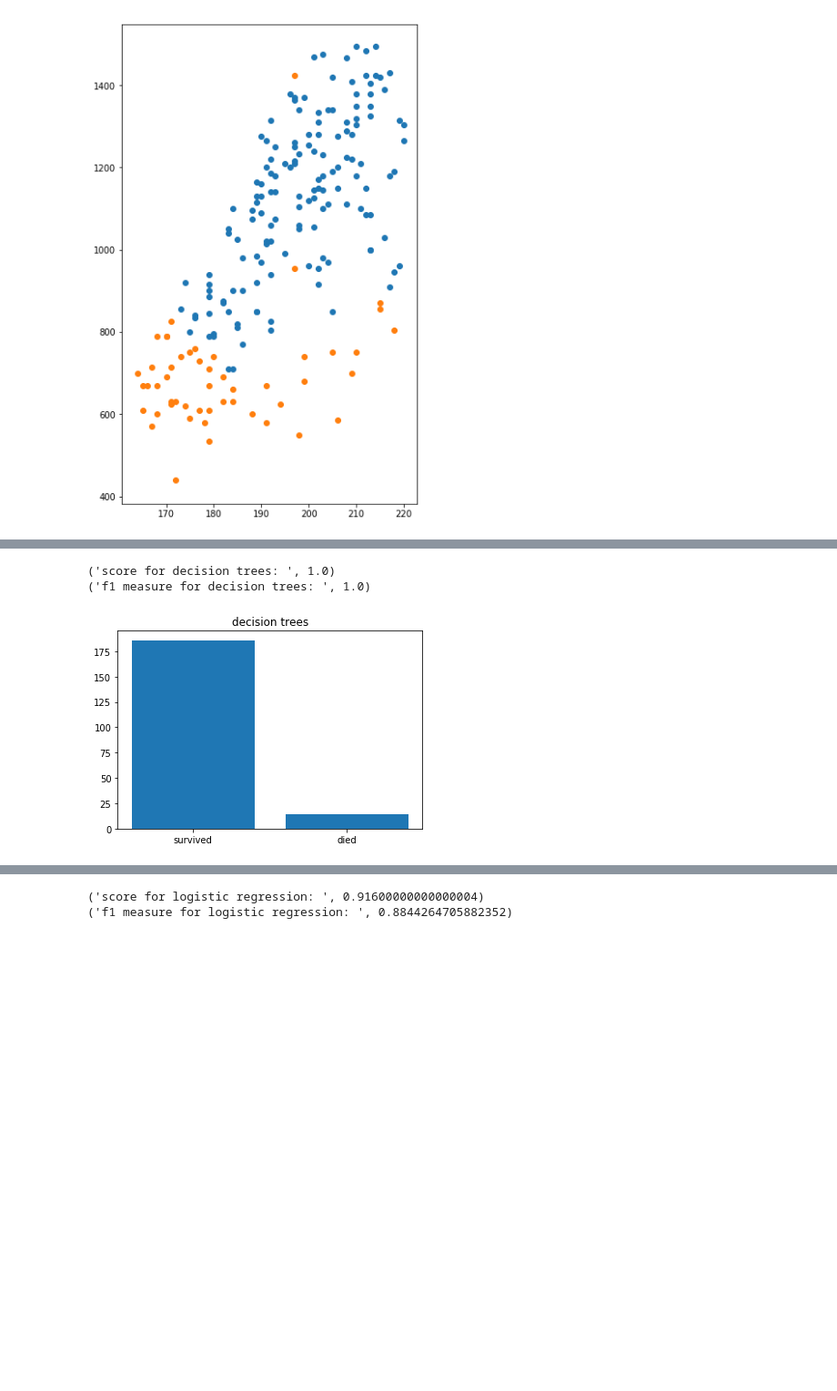
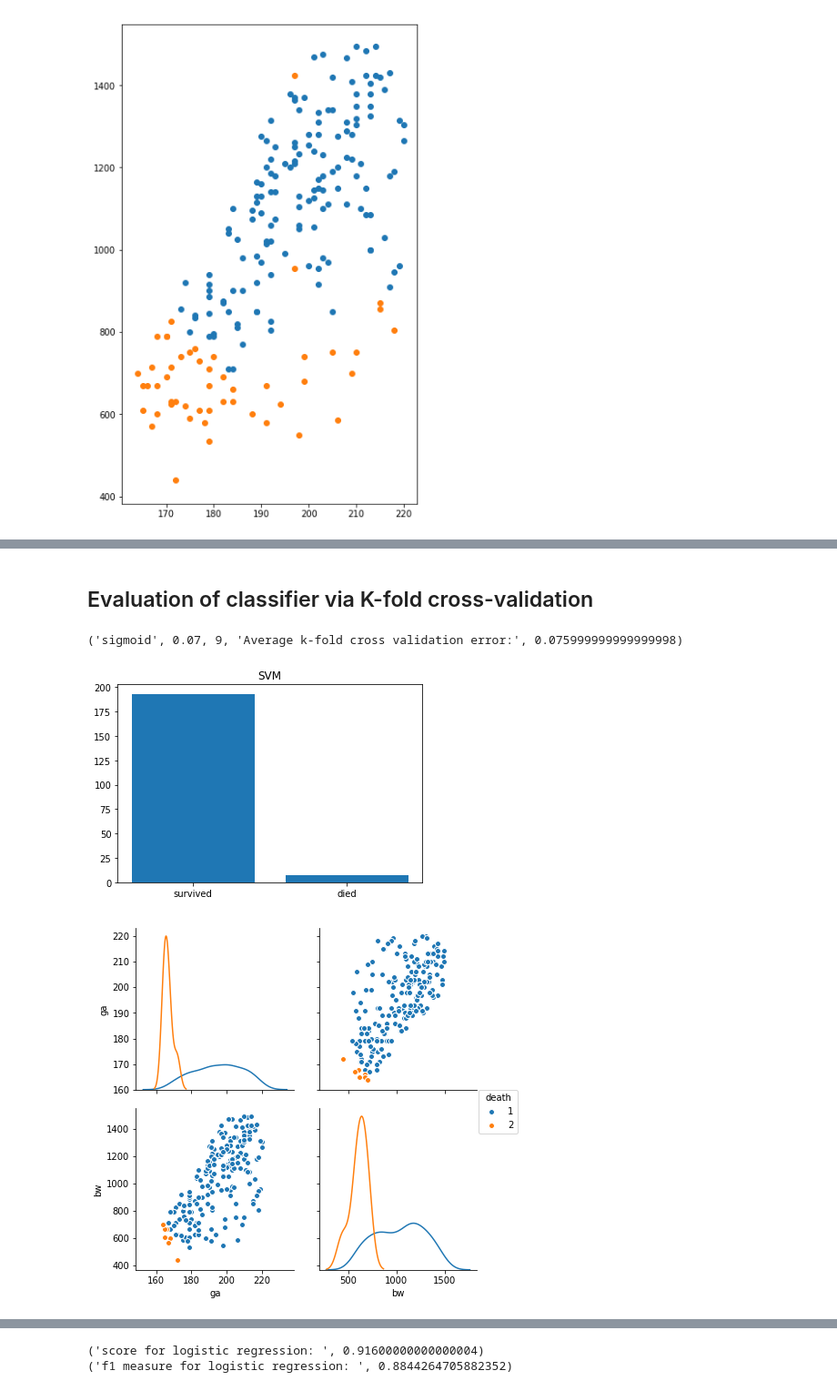
Before and after one commit to MaximilianProll/statgen, a Jupyter notebook: notebook.ipynb, the cells around one changed output, grey strips where cells are left out. Shown at 91% size. Drawn from its saved outputs; the diff is of its cells as text; code cells hidden in the pictures; blank space fills up the shorter version.

```diff
--- a/notebook.ipynb
+++ b/notebook.ipynb
@@ -159,9 +172,2 @@ plt.show()
 # %% [markdown]
 ### Naive Bayes
-# %%
-MNB = MultinomialNB()
-MNB.fit(training_data_minmax, training_labels)
-print('score for Multinomial Naive Bayes: ', MNB.score(training_data_minmax, training_labels))
-print('f1 measure for Multinomial Naive Bayes: ', f1_score(training_labels, MNB.predict(training_data_minmax),
-                                                  average='weighted'))
-p = MNB.predict(test_data_minmax)
@@ -288,18 +269,50 @@ test_data_stand = scaler.fit_transform(test_data)
-# %%
-classifier = DecisionTreeClassifier()
-classifier = classifier.fit(training_data_stand, training_labels)
-print('score for decision trees: ', classifier.score(training_data_stand, training_labels))
-print('f1 measure for decision trees: ', f1_score(training_labels, classifier.predict(training_data_stand),
-                                                  average='weighted'))
-p = classifier.predict(test_data_stand)
-# %% [output]
-('score for decision trees: ', 1.0)
-('f1 measure for decision trees: ', 1.0)
-# %%
-classes, distribution = np.unique(p, return_counts=True)
-plt.bar(classes, distribution)
-plt.title('decision trees')
-plt.xticks(classes, ["survived", "died"])
-plt.show()
-# %% [output]
-[figure, removed]
+# %% [markdown]
+## Evaluation of classifier via K-fold cross-validation
+# %%
+#for kernel in ['poly', 'rbf', 'linear', 'sigmoid']:
+    #for gamma in [0.01, 0.02, 0.03, 0.04, 0.05, 0.06, 0.07]:
+        #for degree in range(2,10):
+clf = svm.SVC(class_weight='balanced', kernel='rbf'):#, gamma=0.07, degree=5)
+#clf = DecisionTreeClassifier()
+#clf = LogisticRegression()
+#clf = GaussianNB()
+
+#print('score for SVM: ', clf.score(training_data_stand, training_labels))
+#print('f1 measure for SVM: ', f1_score(training_labels, clf.predict(training_data_stand),
+#                                                  average='weighted'))
+errs = []
+kf = KFold(n_splits=5)
+for train_index, test_index in kf.split(training_data_stand):
+    X_train, X_test = training_data_stand[train_index], training_data_stand[test_index]
+    y_train, y_test = training_labels[train_index], training_labels[test_index]
+    clf.fit(X_train, y_train)
+    y_pred = clf.predict(X_test)
+    mse = mean_squared_error(y_pred=y_pred, y_true=y_test)
+    errs.append(mse)
+#plt.plot(range(5), errs)
+#plt.show()
+print(kernel, gamma, degree, "Average k-fold cross validation error:", np.mean(errs))
+
+clf.fit(training_data_stand, training_labels)
+p = clf.predict(test_data_stand)
+
+classes, distribution = np.unique(p, return_counts=True)
+plt.bar(classes, distribution)
+plt.title('SVM')
+plt.xticks(classes, ["survived", "died"])
+plt.show()
+
+svm_pred = pd.DataFrame(data={#'patientid':test_set['patientid'].as_matrix(),
+                             'ga':test_set['ga'].as_matrix(), 'bw':test_set['bw'].as_matrix(), 'death':p})
+sns.pairplot(svm_pred[['ga', 'bw', 'death']]
+             , hue="death"
+             , vars=['ga', 'bw']
+             , diag_kind="kde"
+             #, kind="reg"
+             , size=3
+            )
+plt.show()
+# %% [output]
+('sigmoid', 0.07, 9, 'Average k-fold cross validation error:', 0.075999999999999998)
+[figure, added]
+[figure, added]
```
Also changed, not shown: parts of 46 cells of this notebook.
